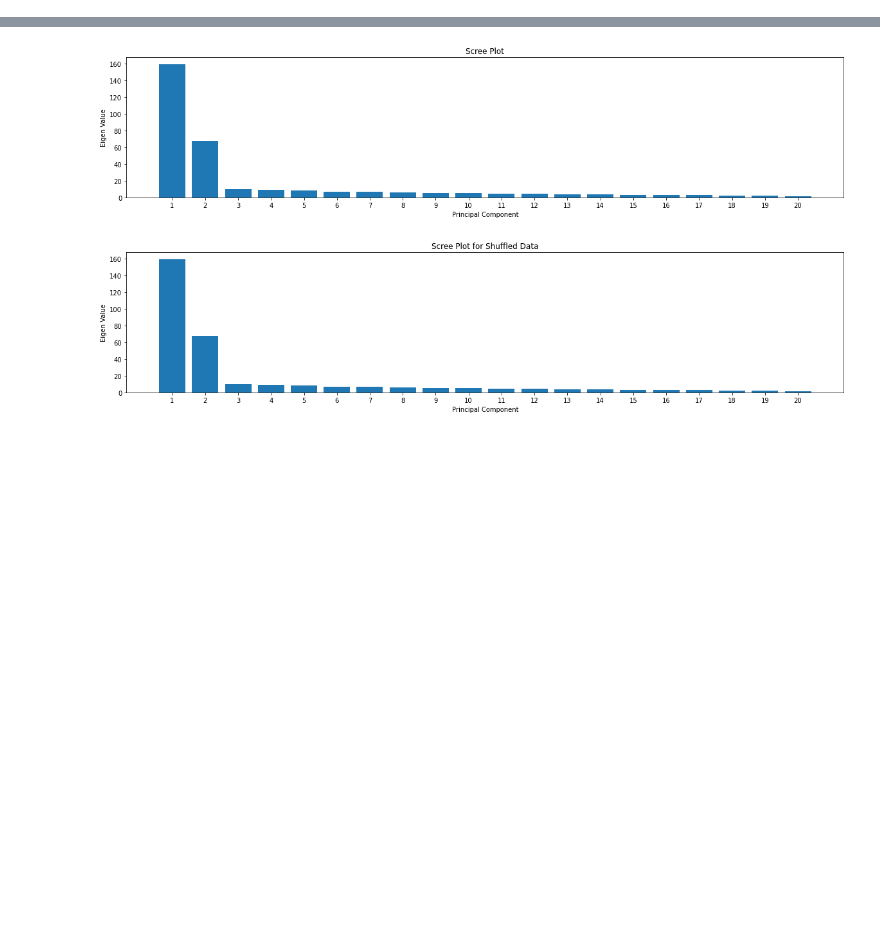
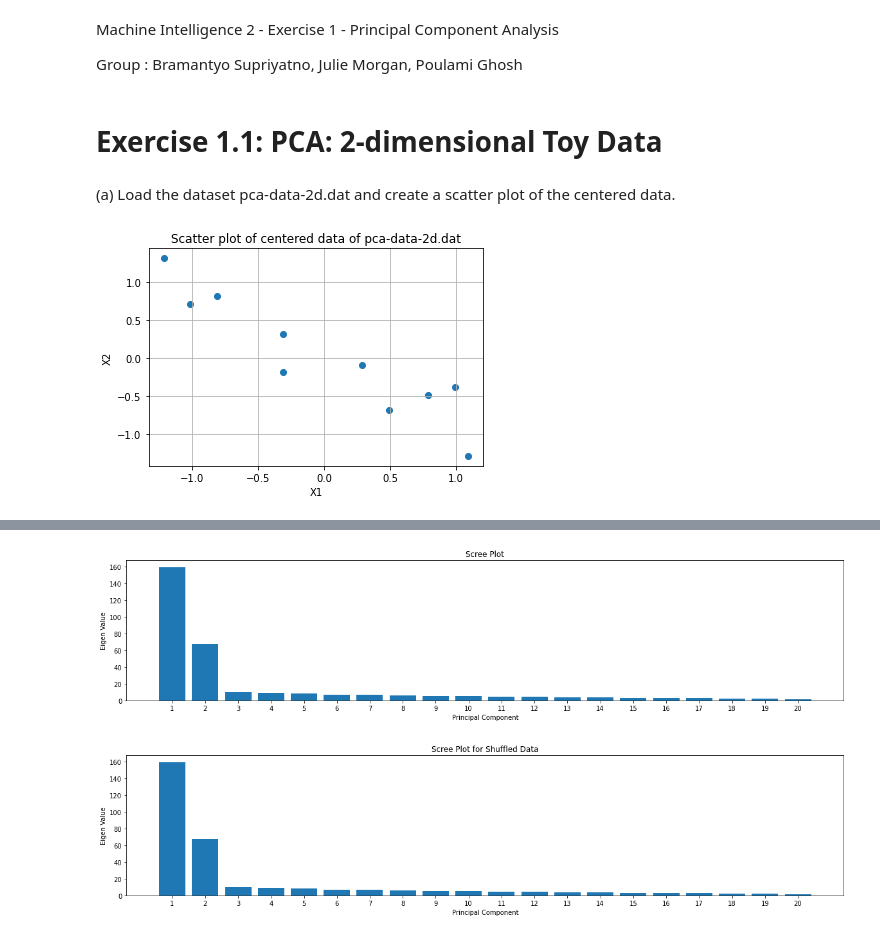
Before and after one commit to bramantyois/machine_intelligence_2, a Jupyter notebook: week-01/01_PCA.ipynb, the cells around one changed output, grey strips where cells are left out. Cells and saved outputs as stored; diff of their text form; code cells hidden in the pictures; blank space fills up the shorter version.

```diff
--- a/week-01/01_PCA.ipynb
+++ b/week-01/01_PCA.ipynb
@@ -1,3 +1,7 @@
+# %% [markdown]
+Machine Intelligence 2 - Exercise 1 - Principal Component Analysis
+
+Group : Bramantyo Supriyatno, Julie Morgan, Poulami Ghosh
 # %%
 import numpy as np
 import numpy.linalg as LA
@@ -7,0 +15,15 @@ from PIL import Image
+# %% [markdown]
+# Exercise 1.1: PCA: 2-dimensional Toy Data
+# %% [markdown]
+(a) Load the dataset pca-data-2d.dat and create a scatter plot of the centered data.
+# %%
+dataset = np.loadtxt('pca-data-2d.dat')
+mean= dataset.mean(axis=0)
+centred_data = dataset - mean
+plt.scatter(centred_data[:,0], centred_data[:,1])
+plt.title("Scatter plot of centered data of pca-data-2d.dat")
+plt.xlabel("X1")
+plt.ylabel("X2")
+plt.grid();
+# %% [output]
+[figure, added]
```
Also changed, not shown: parts of 27 cells of this notebook.
